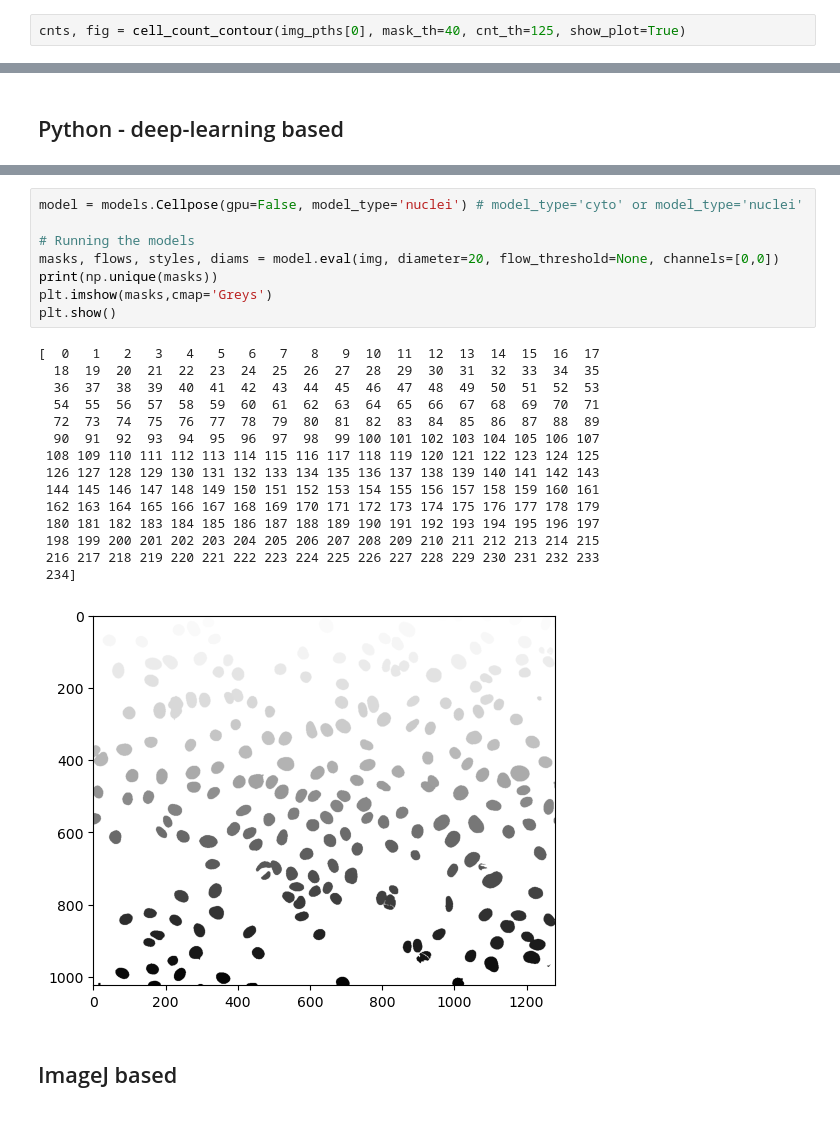
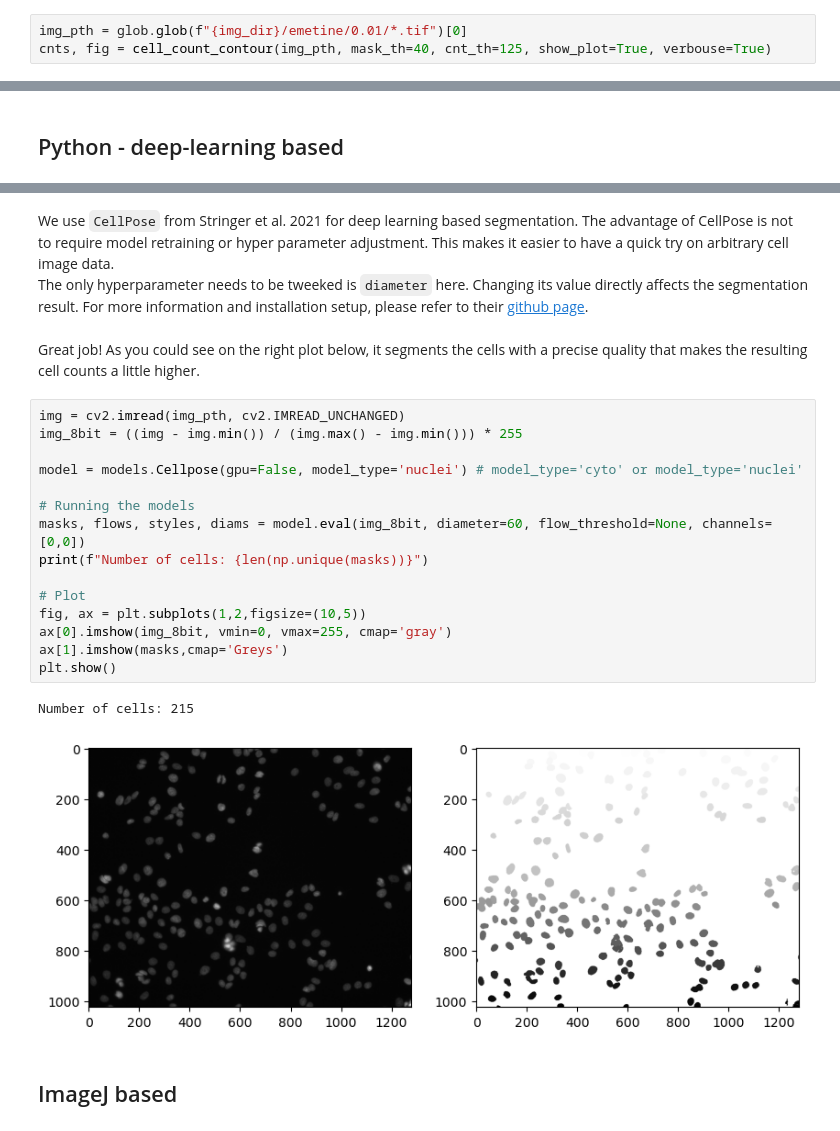
Before and after one commit to rsuzuki-cs/cell_count_demo, a Jupyter notebook: cell_count_demo.ipynb, the cells around one changed output, grey strips where cells are left out. Drawn from its saved outputs; the diff is of its cells as text.

```diff
--- a/cell_count_demo.ipynb
+++ b/cell_count_demo.ipynb
@@ -62,3 +75,4 @@ plt.tight_layout(); plt.show(); plt.close('all')
 # %%
-cnts, fig = cell_count_contour(img_pths[0], mask_th=40, cnt_th=125, show_plot=True)
+img_pth = glob.glob(f"{img_dir}/emetine/0.01/*.tif")[0]
+cnts, fig = cell_count_contour(img_pth, mask_th=40, cnt_th=125, show_plot=True, verbouse=True)
 # %% [output]
@@ -78,26 +84,25 @@ plt.imshow(img, cmap='gray')
+# %% [markdown]
+We use `CellPose` from Stringer et al. 2021 for deep learning based segmentation. The advantage of CellPose is not to require model retraining or hyper parameter adjustment. This makes it easier to have a quick try on arbitrary cell image data.<br>
+The only hyperparameter needs to be tweeked is `diameter` here. Changing its value directly affects the segmentation result. For more information and installation setup, please refer to their [github page](https://github.com/MouseLand/cellpose).
+# %% [markdown]
+Great job! As you could see on the right plot below, it segments the cells with a precise quality that makes the resulting cell counts a little higher.
 # %%
+img = cv2.imread(img_pth, cv2.IMREAD_UNCHANGED)
+img_8bit = ((img - img.min()) / (img.max() - img.min())) * 255
+
 model = models.Cellpose(gpu=False, model_type='nuclei') # model_type='cyto' or model_type='nuclei'
 
 # Running the models
-masks, flows, styles, diams = model.eval(img, diameter=20, flow_threshold=None, channels=[0,0])
-print(np.unique(masks))
-plt.imshow(masks,cmap='Greys')
+masks, flows, styles, diams = model.eval(img_8bit, diameter=60, flow_threshold=None, channels=[0,0])
+print(f"Number of cells: {len(np.unique(masks))}")
+
+# Plot
+fig, ax = plt.subplots(1,2,figsize=(10,5))
+ax[0].imshow(img_8bit, vmin=0, vmax=255, cmap='gray')
+ax[1].imshow(masks,cmap='Greys')
 plt.show()
 # %% [output]
-[  0   1   2   3   4   5   6   7   8   9  10  11  12  13  14  15  16  17
-  18  19  20  21  22  23  24  25  26  27  28  29  30  31  32  33  34  35
-  36  37  38  39  40  41  42  43  44  45  46  47  48  49  50  51  52  53
-  54  55  56  57  58  59  60  61  62  63  64  65  66  67  68  69  70  71
-  72  73  74  75  76  77  78  79  80  81  82  83  84  85  86  87  88  89
-  90  91  92  93  94  95  96  97  98  99 100 101 102 103 104 105 106 107
- 108 109 110 111 112 113 114 115 116 117 118 119 120 121 122 123 124 125
- 126 127 128 129 130 131 132 133 134 135 136 137 138 139 140 141 142 143
- 144 145 146 147 148 149 150 151 152 153 154 155 156 157 158 159 160 161
- 162 163 164 165 166 167 168 169 170 171 172 173 174 175 176 177 178 179
- 180 181 182 183 184 185 186 187 188 189 190 191 192 193 194 195 196 197
- 198 199 200 201 202 203 204 205 206 207 208 209 210 211 212 213 214 215
- 216 217 218 219 220 221 222 223 224 225 226 227 228 229 230 231 232 233
- 234]
+Number of cells: 215
-[figure, old version]
+[figure, new version]
 # %% [markdown]
 ## ImageJ based
```
Also changed, not shown: parts of 46 cells of this notebook, 6 other files.
